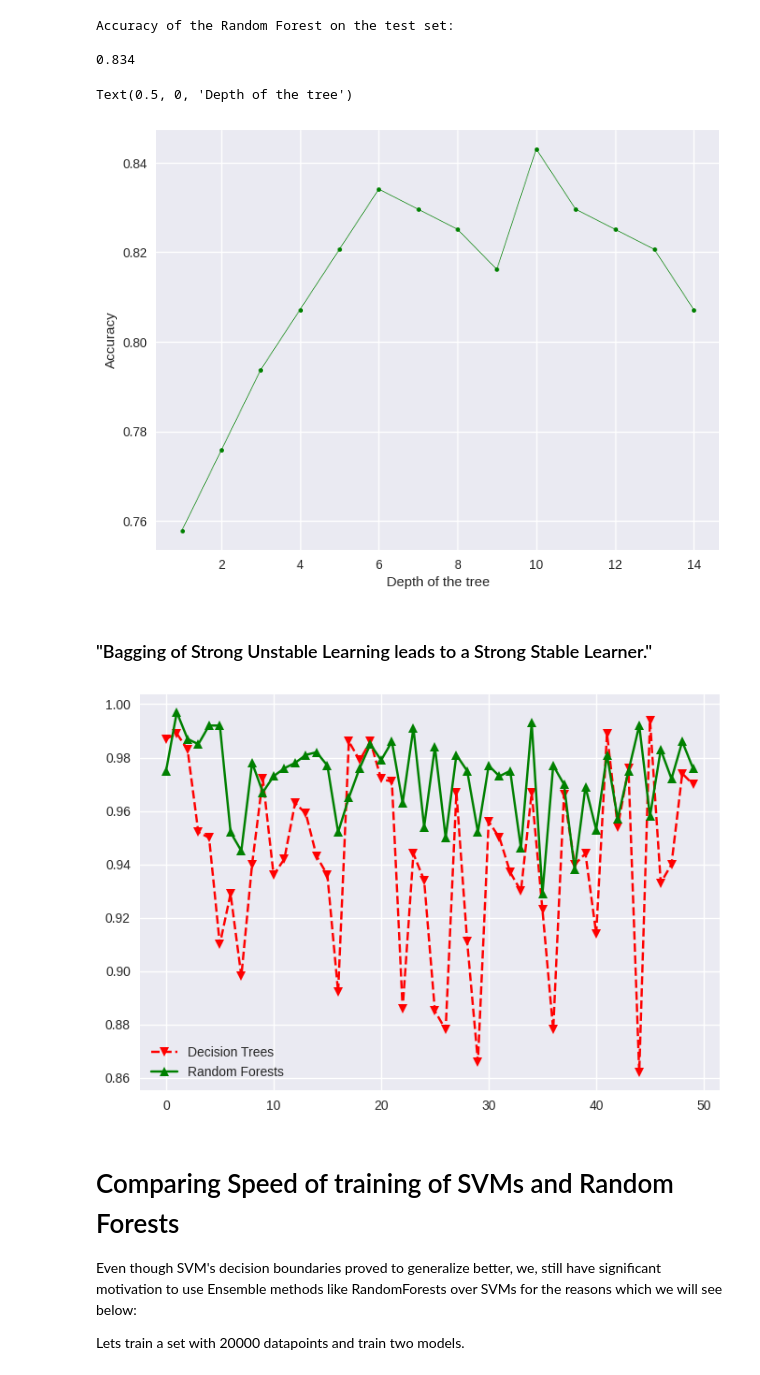
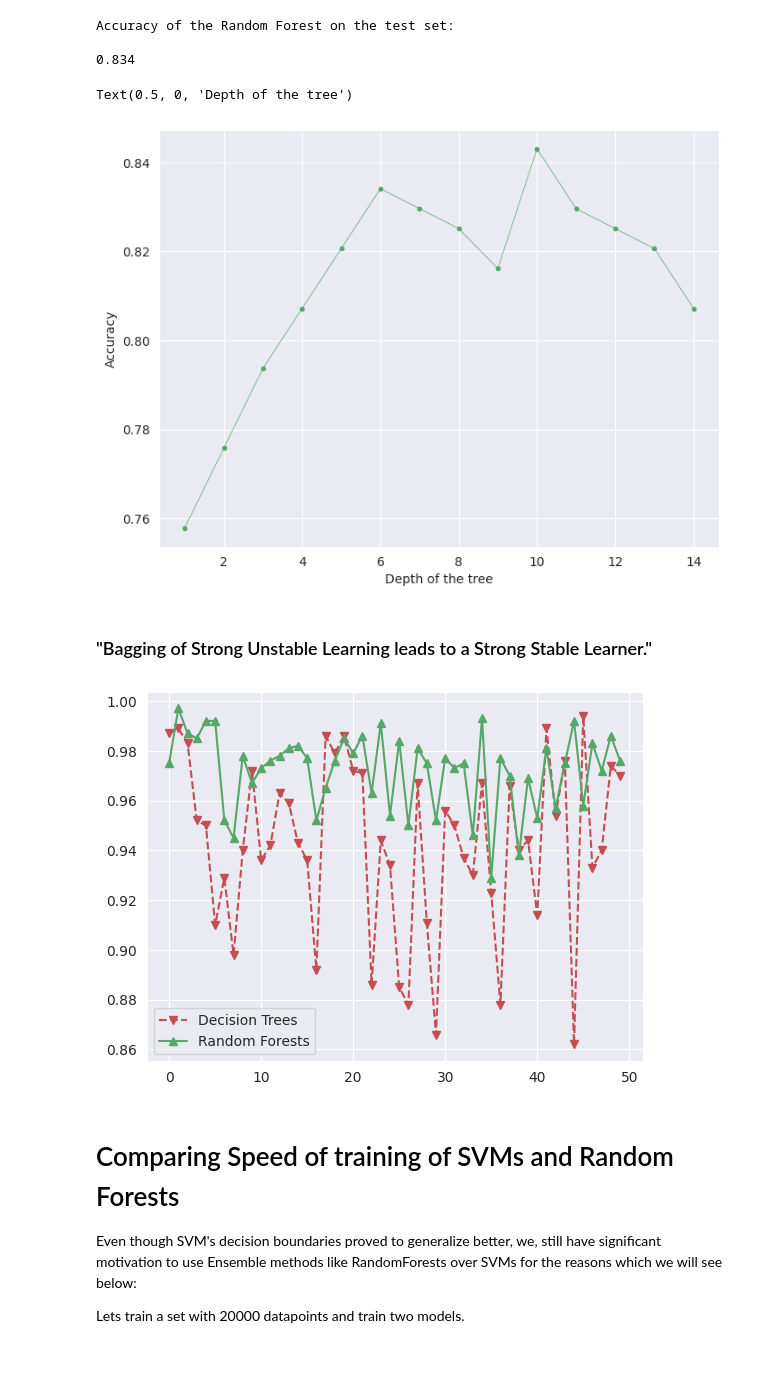
Before and after one commit to VyjayantiN/FMML-Projects-Assignments-2023, a Jupyter notebook: FMML_ClassificationII_Lab4.ipynb, the cells around one changed output. Cells and saved outputs as stored; diff of their text form; code cells hidden in the pictures.

```diff
--- a/FMML_ClassificationII_Lab4.ipynb
+++ b/FMML_ClassificationII_Lab4.ipynb
@@ -199,7 +199,7 @@ Depth = 4
 Depth = 8
 [figure]
 # %%
-plt.style.use("seaborn")
+plt.style.use("seaborn-v0_8")
 X = ar
 y = np.array([0] * int((ar.shape[0]/2)) + [1] * int((ar.shape[0]/2)))
 
@@ -341,15 +341,16 @@ Accuracy of the Random Forest on the test set:
 
 0.834
 # %%
-plt.style.use("seaborn")
+import seaborn as sns
+sns.set_style("darkgrid")
 plt.figure(figsize=(8,6))
 fro, to = 1, 15
 plt.plot(range(fro, to), [returnAccuracy((trainX, trainy), (testX, testy), max_depth = i) for i in range(fro, to)], "g.-", linewidth=0.5)
 plt.ylabel("Accuracy")
 plt.xlabel("Depth of the tree")
 # %% [output]
 Text(0.5, 0, 'Depth of the tree')
-[figure, old version]
+[figure, new version]
 # %% [markdown]
 ### "Bagging of Strong Unstable Learning leads to a Strong Stable Learner."
 # %%
@@ -389,7 +390,7 @@ plt.plot(forestDat, "g^-", label="Random Forests")
 plt.legend()
 plt.show()
 # %% [output]
-[figure, old version]
+[figure, new version]
 # %% [markdown]
 # Comparing Speed of training of SVMs and Random Forests
 
```
Also changed, not shown: parts of 3 cells of this notebook.
